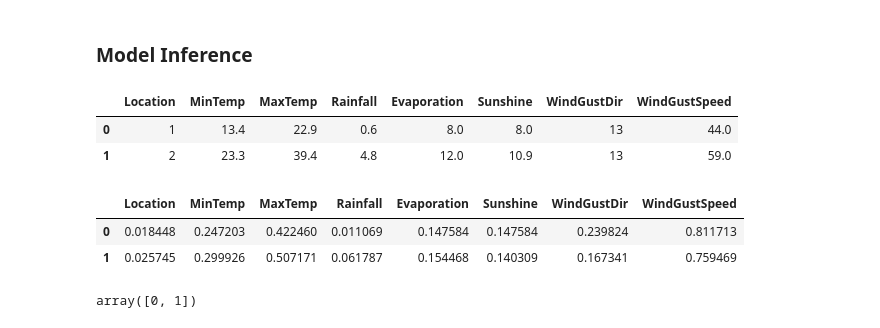
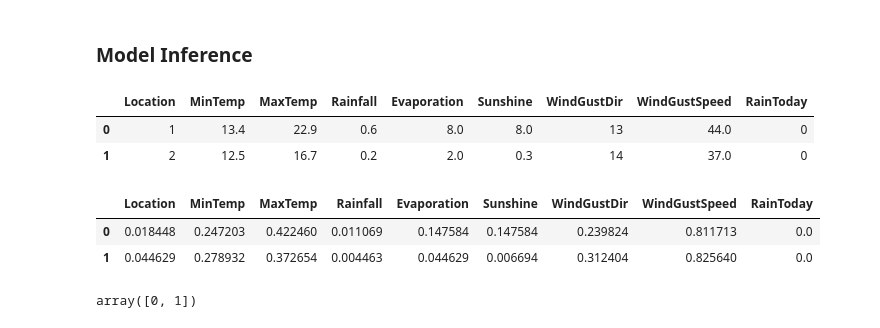
Before and after one commit to naufalafif76/H8_Python, a Jupyter notebook: final-project/final-project-2/PYTN_KampusMerdeka_fp2_Naufal Afif S.ipynb, the cells around one changed output. Cells and saved outputs as stored; diff of their text form; code cells hidden in the pictures.

```diff
--- a/final-project/final-project-2/PYTN_KampusMerdeka_fp2_Naufal Afif S.ipynb
+++ b/final-project/final-project-2/PYTN_KampusMerdeka_fp2_Naufal Afif S.ipynb
@@ -418,25 +409,26 @@ modelSlc
 # %% [markdown]
 ### Model Inference
 # %%
-X_inf = pd.DataFrame(data={'Location': [1, 2], 'MinTemp': [13.4, 23.3],
-                           'MaxTemp': [22.9, 39.4], 'Rainfall': [0.6, 4.8],
-                           'Evaporation': [8.0, 12.0], 'Sunshine': [8.0, 10.9],
-                           'WindGustDir': [13, 13], 'WindGustSpeed': [44.0, 59.0]})
+X_inf = pd.DataFrame(data={'Location': [1, 2], 'MinTemp': [13.4, 12.5],
+                           'MaxTemp': [22.9, 16.7], 'Rainfall': [0.6, 0.2],
+                           'Evaporation': [8.0, 2.0], 'Sunshine': [8.0, 0.3],
+                           'WindGustDir': [13, 14], 'WindGustSpeed': [44.0, 37.0],
+                           'RainToday': [0, 0]})
 X_inf
 # %% [output]
-|  | Location | MinTemp | MaxTemp | Rainfall | Evaporation | Sunshine | WindGustDir | WindGustSpeed |
-| 0 | 1 | 13.4 | 22.9 | 0.6 | 8.0 | 8.0 | 13 | 44.0 |
-| 1 | 2 | 23.3 | 39.4 | 4.8 | 12.0 | 10.9 | 13 | 59.0 |
+|  | Location | MinTemp | MaxTemp | Rainfall | Evaporation | Sunshine | WindGustDir | WindGustSpeed | RainToday |
+| 0 | 1 | 13.4 | 22.9 | 0.6 | 8.0 | 8.0 | 13 | 44.0 | 0 |
+| 1 | 2 | 12.5 | 16.7 | 0.2 | 2.0 | 0.3 | 14 | 37.0 | 0 |
 # %%
 X_inf = normalize(X_inf)
 # %%
-feat_cols = ['Location', 'MinTemp', 'MaxTemp', 'Rainfall', 'Evaporation', 'Sunshine', 'WindGustDir', 'WindGustSpeed']
+feat_cols = ['Location', 'MinTemp', 'MaxTemp', 'Rainfall', 'Evaporation', 'Sunshine', 'WindGustDir', 'WindGustSpeed', 'RainToday']
 X_inf = pd.DataFrame(X_inf, columns=feat_cols)
 X_inf
 # %% [output]
-|  | Location | MinTemp | MaxTemp | Rainfall | Evaporation | Sunshine | WindGustDir | WindGustSpeed |
-| 0 | 0.018448 | 0.247203 | 0.422460 | 0.011069 | 0.147584 | 0.147584 | 0.239824 | 0.811713 |
-| 1 | 0.025745 | 0.299926 | 0.507171 | 0.061787 | 0.154468 | 0.140309 | 0.167341 | 0.759469 |
+|  | Location | MinTemp | MaxTemp | Rainfall | Evaporation | Sunshine | WindGustDir | WindGustSpeed | RainToday |
+| 0 | 0.018448 | 0.247203 | 0.422460 | 0.011069 | 0.147584 | 0.147584 | 0.239824 | 0.811713 | 0.0 |
+| 1 | 0.044629 | 0.278932 | 0.372654 | 0.004463 | 0.044629 | 0.006694 | 0.312404 | 0.825640 | 0.0 |
 # %%
 modelLR.predict(X_inf.iloc[0:2])
 # %% [output]
```
Also changed, not shown: parts of 11 cells of this notebook.
